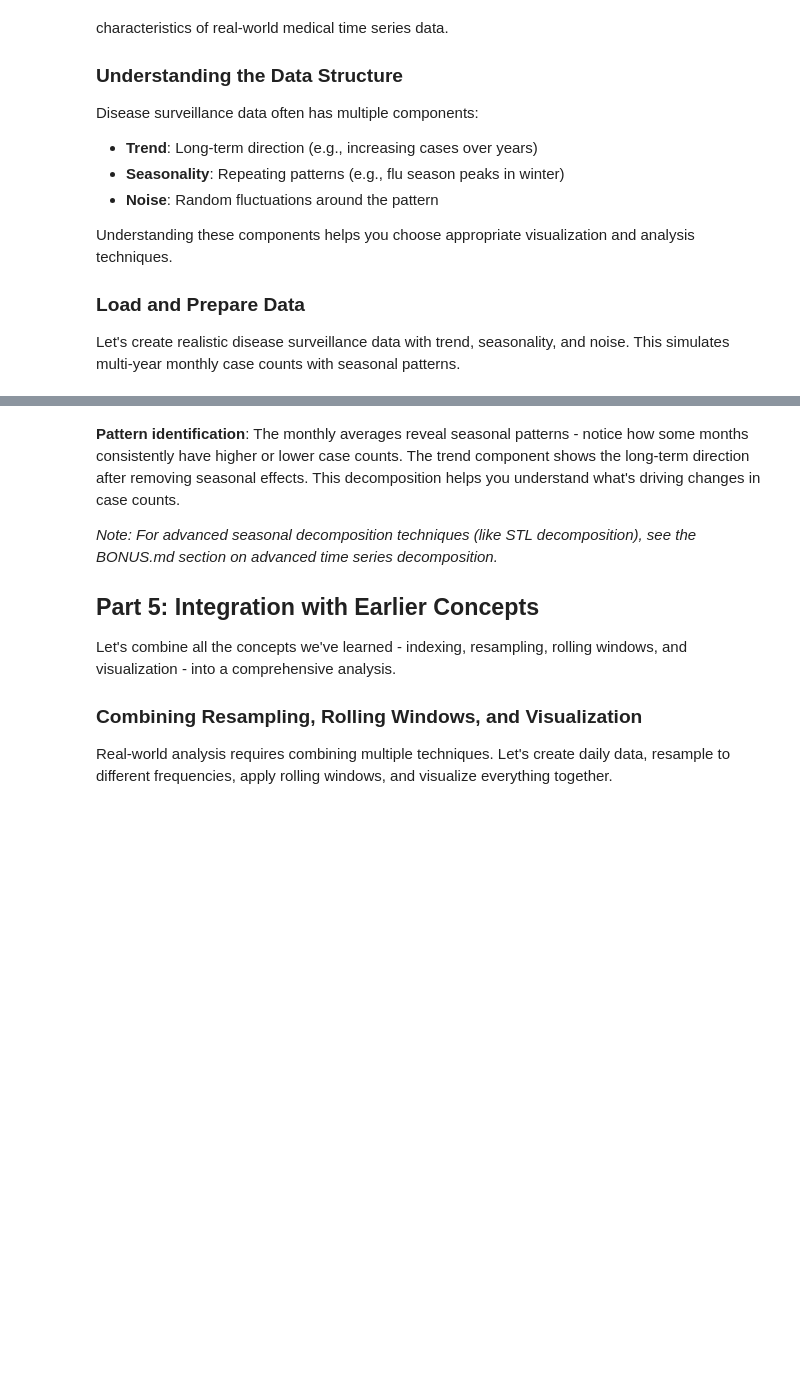
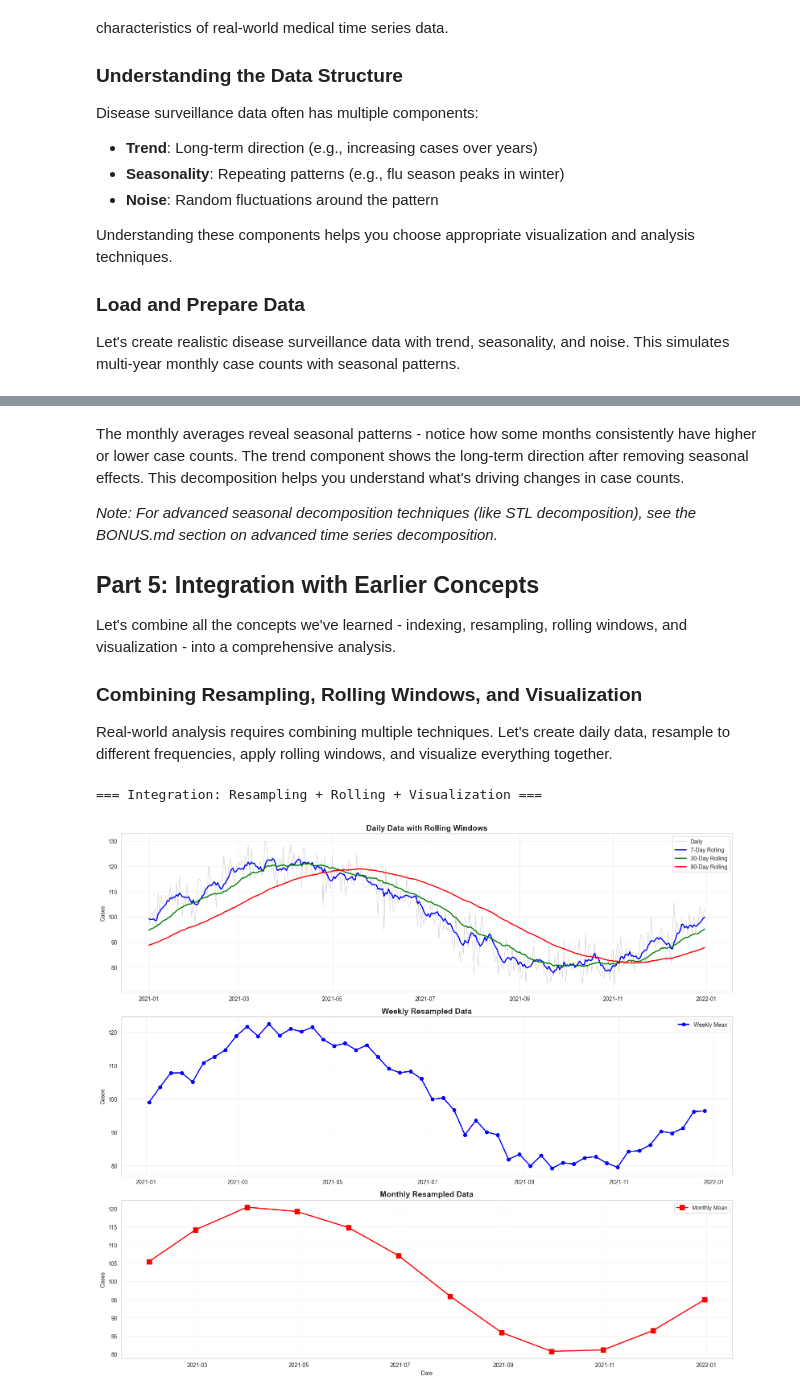
Before and after one commit to christopherseaman/datasci_217, a Jupyter notebook: 09/demo/demo3_visualization_automation.ipynb, the cells around one changed output, grey strips where cells are left out. Drawn from its saved outputs; the diff is of its cells as text; code cells hidden in the pictures; blank space fills up the shorter version.

```diff
--- a/09/demo/demo3_visualization_automation.ipynb
+++ b/09/demo/demo3_visualization_automation.ipynb
@@ -339,5 +379,5 @@ plt.show()
 # %% [markdown]
-**Pattern identification**: The monthly averages reveal seasonal patterns - notice how some months consistently have higher or lower case counts. The trend component shows the long-term direction after removing seasonal effects. This decomposition helps you understand what's driving changes in case counts.
+The monthly averages reveal seasonal patterns - notice how some months consistently have higher or lower case counts. The trend component shows the long-term direction after removing seasonal effects. This decomposition helps you understand what's driving changes in case counts.
 
 *Note: For advanced seasonal decomposition techniques (like STL decomposition), see the BONUS.md section on advanced time series decomposition.*
 
@@ -356,54 +396,57 @@ print("=== Integration: Resampling + Rolling + Visualization ===\n")
 daily_dates = pd.date_range('2020-01-01', periods=365*3, freq='D')
 daily_cases = 100 + 20 * np.sin(2 * np.pi * np.arange(len(daily_dates)) / 365.25) + np.random.normal(0, 5, len(daily_dates))
 daily_cases = np.maximum(daily_cases, 0)
-daily_ts = pd.Series(daily_cases, index=daily_dates)
+daily_ts = pd.DataFrame({'cases': daily_cases}, index=daily_dates)
 
 # Resample to different frequencies
-weekly_ts = daily_ts.resample('W').mean()
-monthly_ts = daily_ts.resample('ME').mean()
+weekly_ts = daily_ts['cases'].resample('W').mean()
+monthly_ts = daily_ts['cases'].resample('ME').mean()
 
 # Calculate rolling statistics
-daily_ts['rolling_7d'] = daily_ts.rolling(window=7).mean()
-daily_ts['rolling_30d'] = daily_ts.rolling(window=30).mean()
-daily_ts['rolling_90d'] = daily_ts.rolling(window=90).mean()
+daily_ts['rolling_7d'] = daily_ts['cases'].rolling(window=7).mean()
+daily_ts['rolling_30d'] = daily_ts['cases'].rolling(window=30).mean()
+daily_ts['rolling_90d'] = daily_ts['cases'].rolling(window=90).mean()
 
 # Create comprehensive visualization
 fig, axes = plt.subplots(3, 1, figsize=(16, 14))
 
 # Original daily with rolling windows
-sample_data = daily_ts['2021-01-01':'2021-12-31']
-axes[0].plot(sample_data.index, sample_data.values,
+sample_data = daily_ts.loc['2021-01-01':'2021-12-31']
+axes[0].plot(sample_data.index, sample_data['cases'],
              alpha=0.3, linewidth=1, label='Daily', color='gray')
 axes[0].plot(sample_data.index, sample_data['rolling_7d'],
              linewidth=2, label='7-Day Rolling', color='blue')
 axes[0].plot(sample_data.index, sample_data['rolling_30d'],
              linewidth=2, label='30-Day Rolling', color='green')
 axes[0].plot(sample_data.index, sample_data['rolling_90d'],
              linewidth=2, label='90-Day Rolling', color='red')
 axes[0].set_title('Daily Data with Rolling Windows', fontsize=14, fontweight='bold')
 axes[0].set_ylabel('Cases')
 axes[0].legend()
 axes[0].grid(True, alpha=0.3)
 
 # Weekly resampled
 weekly_sample = weekly_ts['2021-01-01':'2021-12-31']
 axes[1].plot(weekly_sample.index, weekly_sample.values,
              marker='o', markersize=6, linewidth=2, label='Weekly Mean', color='blue')
 axes[1].set_title('Weekly Resampled Data', fontsize=14, fontweight='bold')
 axes[1].set_ylabel('Cases')
 axes[1].legend()
 axes[1].grid(True, alpha=0.3)
 
 # Monthly resampled
 monthly_sample = monthly_ts['2021-01-01':'2021-12-31']
 axes[2].plot(monthly_sample.index, monthly_sample.values,
              marker='s', markersize=8, linewidth=2, label='Monthly Mean', color='red')
 axes[2].set_title('Monthly Resampled Data', fontsize=14, fontweight='bold')
 axes[2].set_xlabel('Date')
 axes[2].set_ylabel('Cases')
 axes[2].legend()
 axes[2].grid(True, alpha=0.3)
 
 plt.tight_layout()
 plt.show()
+# %% [output]
+=== Integration: Resampling + Rolling + Visualization ===
+[figure, added]
 # %% [markdown]
```
Also changed, not shown: parts of 13 cells of this notebook, 20 other files.
